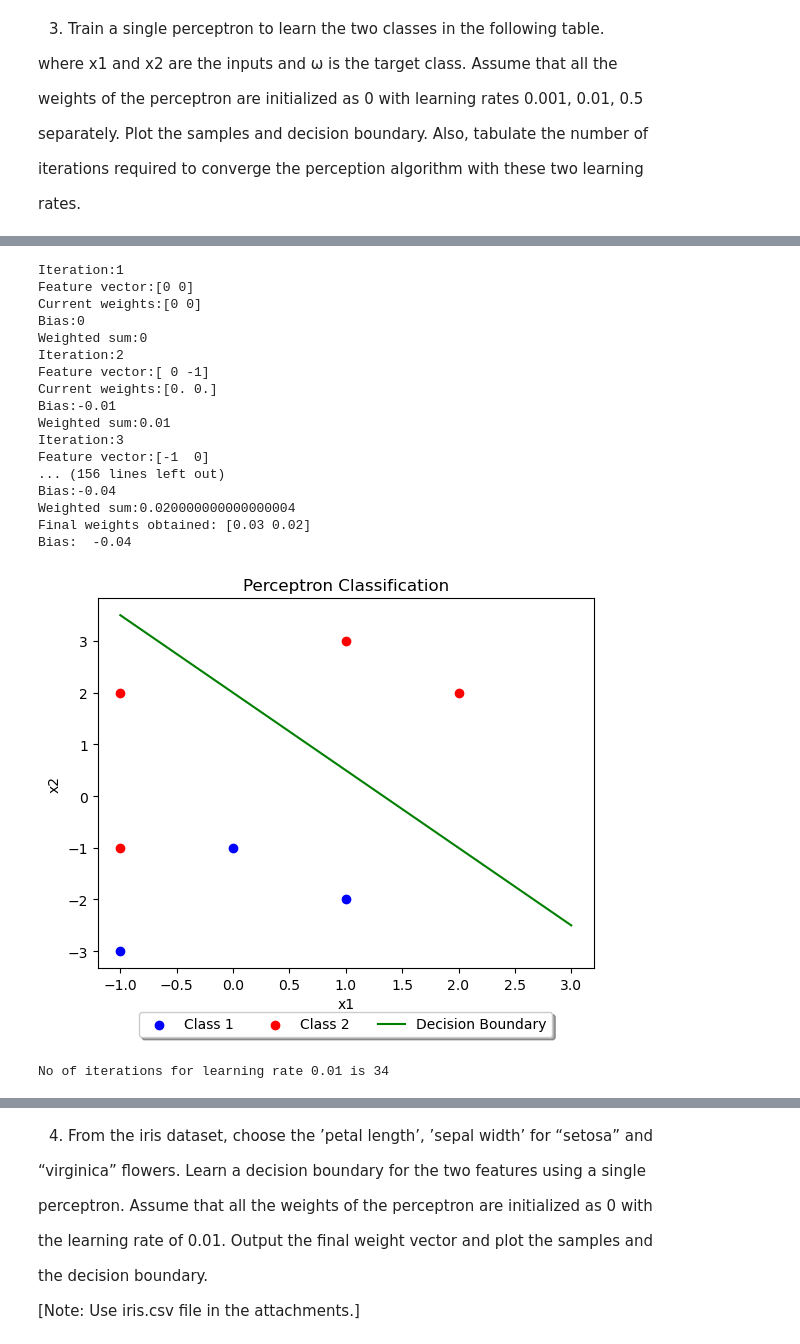
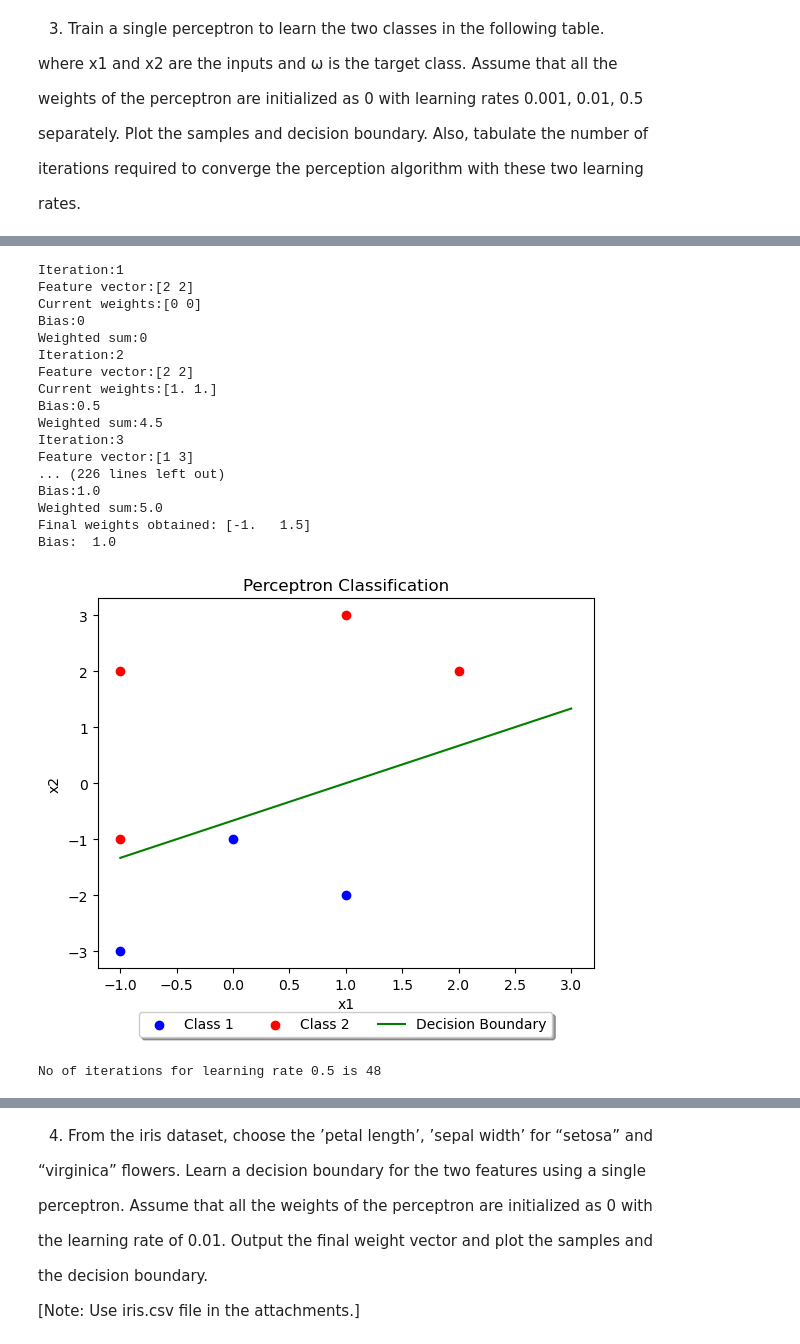
Before and after one commit to Ashrithiiitdm/PRML, a Jupyter notebook: Lab7/cs22b2025_LAB7.ipynb, the cells around one changed output, grey strips where cells are left out. Cells and saved outputs as stored; diff of their text form; code cells hidden in the pictures.

```diff
--- a/Lab7/cs22b2025_LAB7.ipynb
+++ b/Lab7/cs22b2025_LAB7.ipynb
@@ -12,14 +12,4 @@ import matplotlib.pyplot as plt
 data = [[0.5, 3.0, 2], [1, 3.0, 2], [0.5, 2.5, 2], [1, 2.5, 2], [1.5, 2.5, 2], [4.5, 1, 1], [5, 1, 1], [4.5, 0.5, 1], [5.5, 0.5, 1]]
 data1 = np.array(data)
 a = np.array([0, 0, 0])
-
-trans_data = []
-#Flip data values if the data point belongs to class 2 and append -1 as bias vector or just append 1 as bias value if it belongs to class 1
-for d in data:
-    if d[2] == 2:
-        #labels.append(-1)
-        trans_data.append([-d[0], -d[1], -1])
-    else:
-        #labels.append(1)
-        trans_data.append([d[0], d[1], 1])
 # %%
@@ -230,28 +229,28 @@ No of iterations for learning rate 0.001 is 34
 # %%
-#Learning rate 0.001
+#Learning rate 0.5
 #Initialize weights
 w = np.array([0, 0, 0])
 b = 0
-weights, bias, iters2 = perceptron(w, trans_dataq3, l2)
-plot_perceptron_result(np.array(dataq3), weights, bias, 0, 1)
-print(f"No of iterations for learning rate {l2} is {iters2}")
+weightsq3, biasq3, iters3 = perceptron(w, dataq3, l3)
+plot_perceptron_result(np.array(dataq3), weightsq3, biasq3, 0, 1)
+print(f"No of iterations for learning rate {l3} is {iters3}")
 # %% [output]
 Iteration:1
-Feature vector:[0 0]
+Feature vector:[2 2]
 Current weights:[0 0]
 Bias:0
 Weighted sum:0
 Iteration:2
-Feature vector:[ 0 -1]
-Current weights:[0. 0.]
-Bias:-0.01
-Weighted sum:0.01
+Feature vector:[2 2]
+Current weights:[1. 1.]
+Bias:0.5
+Weighted sum:4.5
 Iteration:3
-Feature vector:[-1  0]
-... (156 lines left out)
-Bias:-0.04
-Weighted sum:0.020000000000000004
-Final weights obtained: [0.03 0.02]
-Bias:  -0.04
+Feature vector:[1 3]
+... (226 lines left out)
+Bias:1.0
+Weighted sum:5.0
+Final weights obtained: [-1.   1.5]
+Bias:  1.0
-[figure, old version]
+[figure, new version]
-No of iterations for learning rate 0.01 is 34
+No of iterations for learning rate 0.5 is 48
```
Also changed, not shown: parts of 14 cells of this notebook.
